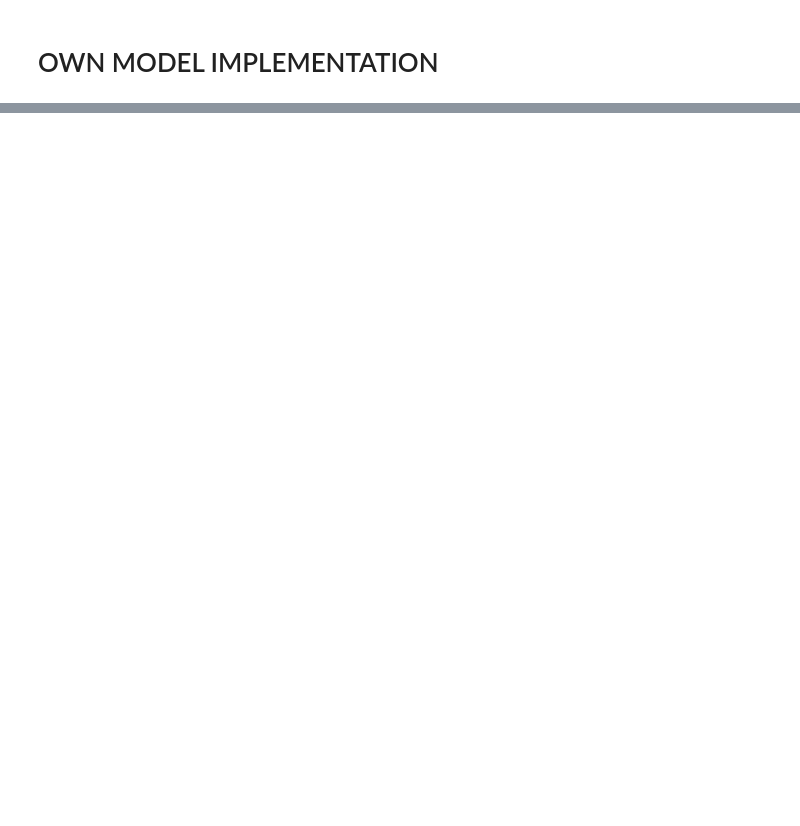
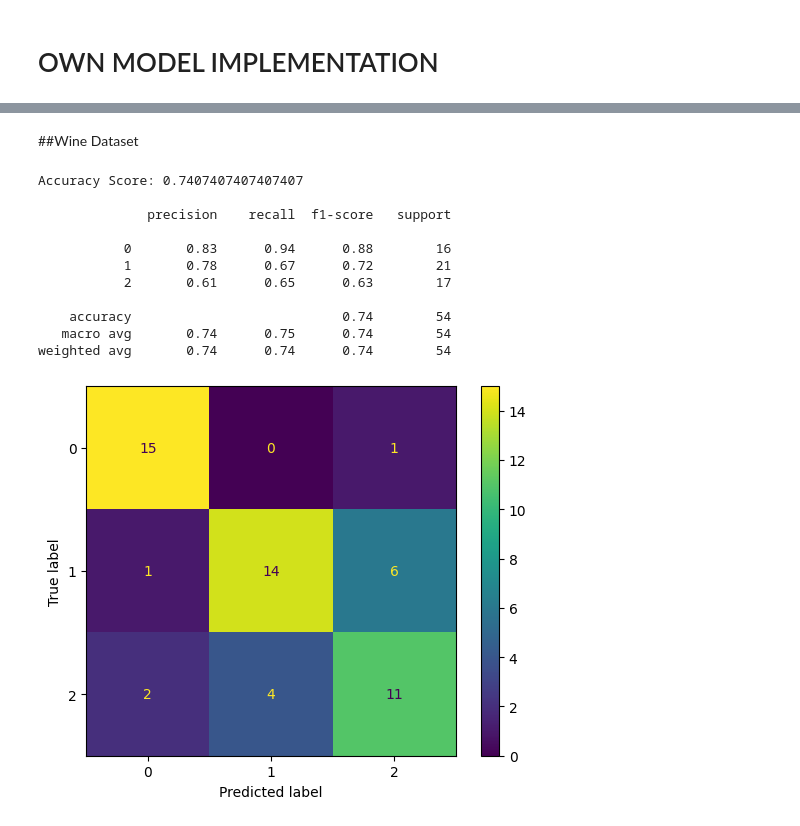
Before and after one commit to lucas-azdias/Conteudo-Universidade, a Jupyter notebook: Ciência da Computação/6º Período/Aprendizagem de Máquina/[TAREFAS]/Avaliação Somativa 01 (TDE1 - 8hrs)/Implementação KNN.ipynb, the cells around one changed output, grey strips where cells are left out. Cells and saved outputs as stored; diff of their text form; code cells hidden in the pictures; blank space fills up the shorter version.

```diff
--- a/Ciência da Computação/6º Período/Aprendizagem de Máquina/[TAREFAS]/Avaliação Somativa 01 (TDE1 - 8hrs)/Implementação KNN.ipynb
+++ b/Ciência da Computação/6º Período/Aprendizagem de Máquina/[TAREFAS]/Avaliação Somativa 01 (TDE1 - 8hrs)/Implementação KNN.ipynb
@@ -113,7 +163,7 @@ class knn():
 
         distance = np.sum(np.power(np.abs(np.subtract(u, v)), self.p))
 
-        distance = np.power(distance, np.divide(1, p))
+        distance = np.power(distance, np.divide(1, self.p))
 
         return distance
 
@@ -141,15 +191,3 @@ class knn():
             labels.append(max(*votes.items(), key=lambda x: x[1])[0])
 
         return tuple(labels)
-
-
-own_knn = knn(p=p, k_neighbors=k_neighbors)
-
-# Train the model
-own_knn.fit(train_data, train_labels)
-
-# Test the model
-own_knn.predict(test_data)
-
-# Model analysis
-model_analysis(np.unique(train_labels), test_labels, predicted_labels)
@@ -167,0 +219,26 @@ weighted avg       0.94      0.94      0.94       171
+# %% [markdown]
+##Wine Dataset
+# %%
+own_knn = knn(p=wine_model.p, k_neighbors=wine_model.k_neighbors)
+
+# Train the model
+own_knn.fit(wine_model.train_data, wine_model.train_labels)
+
+# Test the model
+predicted_labels = own_knn.predict(wine_model.test_data)
+
+# Model analysis
+wine_model.analysis(predicted_labels)
+# %% [output]
+Accuracy Score: 0.7407407407407407
+
+              precision    recall  f1-score   support
+
+           0       0.83      0.94      0.88        16
+           1       0.78      0.67      0.72        21
+           2       0.61      0.65      0.63        17
+
+    accuracy                           0.74        54
+   macro avg       0.74      0.75      0.74        54
+weighted avg       0.74      0.74      0.74        54
+[figure, added]
```
Also changed, not shown: parts of 16 cells of this notebook.
